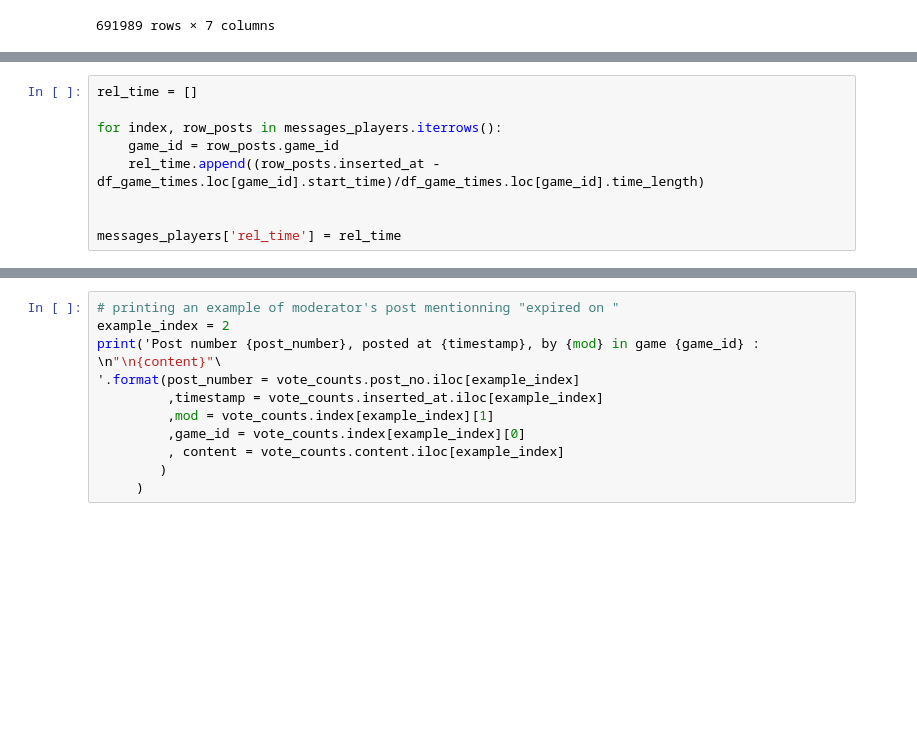
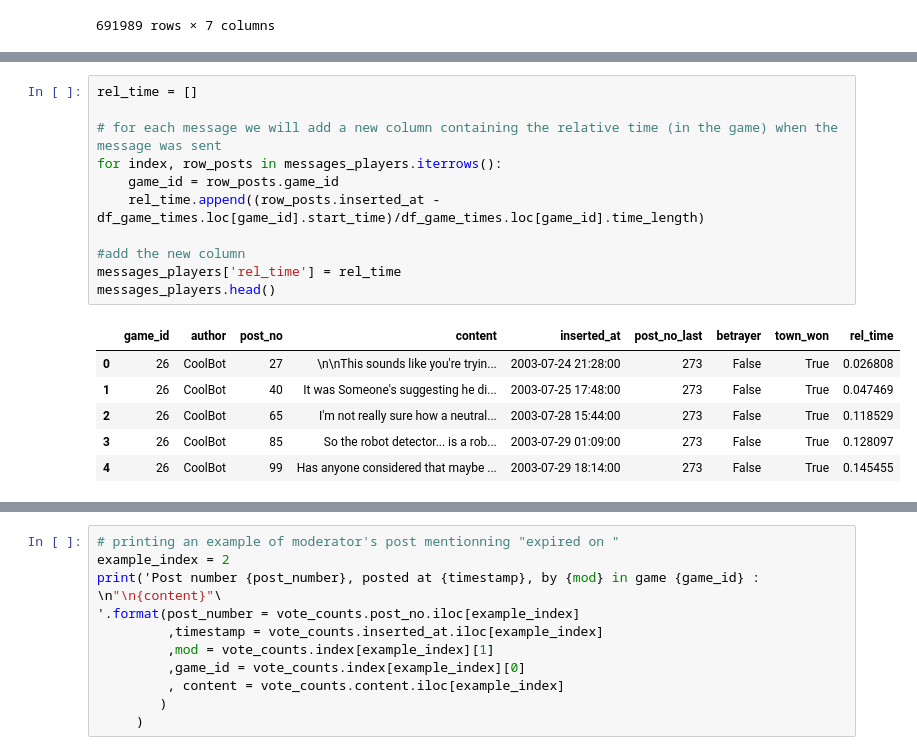
Before and after one commit to epfl-ada/ada-2020-project-milestone-p3-p3_bamboozled-gang, a Jupyter notebook: project_report.ipynb, the cells around one changed output, grey strips where cells are left out. Drawn from its saved outputs; the diff is of its cells as text; blank space fills up the shorter version.

```diff
--- a/project_report.ipynb
+++ b/project_report.ipynb
@@ -359,9 +347,18 @@ These inforamtion can then be used to normalize the timestamp of each message wi
 # %%
 rel_time = []
 
+# for each message we will add a new column containing the relative time (in the game) when the message was sent
 for index, row_posts in messages_players.iterrows():
     game_id = row_posts.game_id
     rel_time.append((row_posts.inserted_at - df_game_times.loc[game_id].start_time)/df_game_times.loc[game_id].time_length)
 
-
+#add the new column
 messages_players['rel_time'] = rel_time
+messages_players.head()
+# %% [output]
+|  | game_id | author | post_no | content | inserted_at | post_no_last | betrayer | town_won | rel_time |
+| 0 | 26 | CoolBot | 27 | \n\nThis sounds like you're tryin... | 2003-07-24 21:28:00 | 273 | False | True | 0.026808 |
+| 1 | 26 | CoolBot | 40 | It was Someone's suggesting he di... | 2003-07-25 17:48:00 | 273 | False | True | 0.047469 |
+| 2 | 26 | CoolBot | 65 | I'm not really sure how a neutral... | 2003-07-28 15:44:00 | 273 | False | True | 0.118529 |
+| 3 | 26 | CoolBot | 85 | So the robot detector... is a rob... | 2003-07-29 01:09:00 | 273 | False | True | 0.128097 |
+| 4 | 26 | CoolBot | 99 | Has anyone considered that maybe ... | 2003-07-29 18:14:00 | 273 | False | True | 0.145455 |
```
Also changed, not shown: parts of 22 cells of this notebook.
